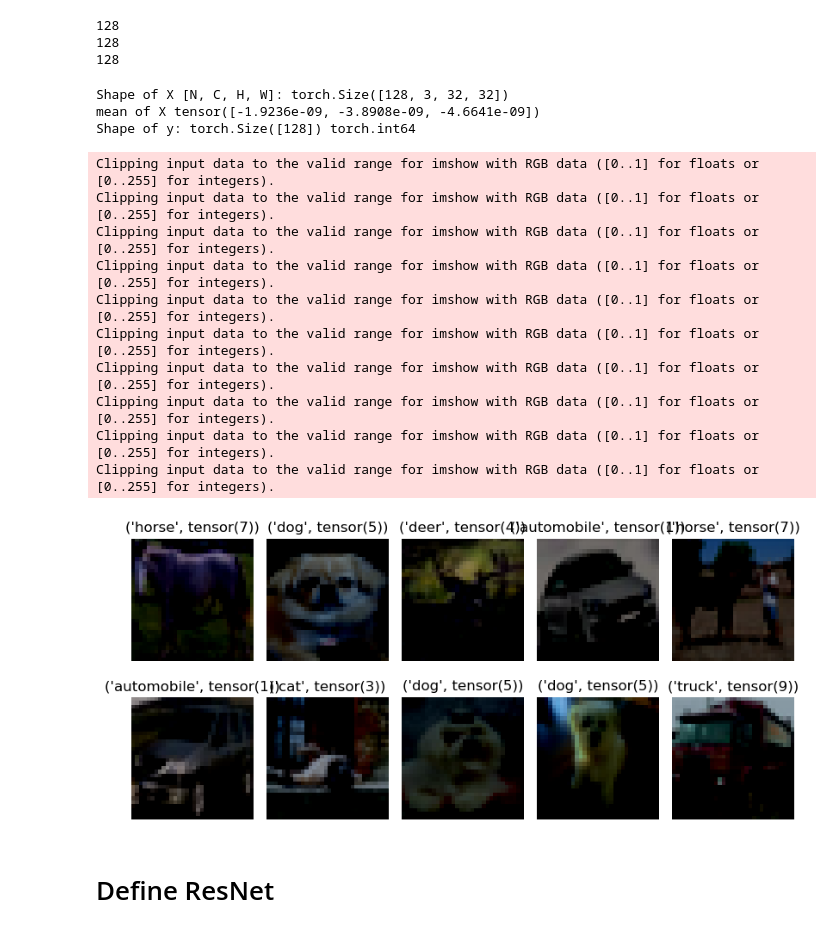
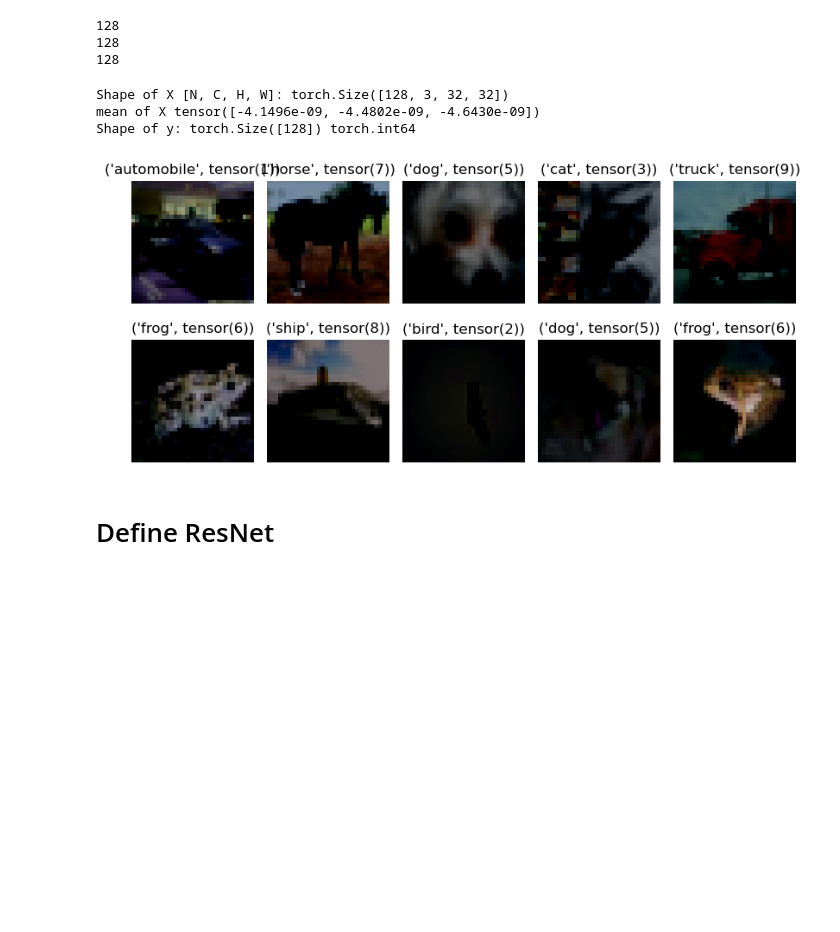
Before and after one commit to jiho264/Learn_pytorch, a Jupyter notebook: create_resnet.ipynb, the cells around one changed output. Drawn from its saved outputs; the diff is of its cells as text; code cells hidden in the pictures; blank space fills up the shorter version.

```diff
--- a/create_resnet.ipynb
+++ b/create_resnet.ipynb
@@ -210,7 +208,7 @@ class LoadDataset:
 
         return
 
-    def unpack(self, print_info=True):
+    def Unpack(self, print_info=True):
         if print_info == True:
             print("-----------------------------------------------------------------------")
             print("Dataset : ", self.dataset_name)
@@ -232,7 +230,7 @@ class LoadDataset:
 ## Confirm that the dataset is loaded properly
 # %%
 _dataset = LoadDataset(root="data", seceted_dataset=DATASET)
-train_data, valid_data, test_data, COUNT_OF_CLASSES = _dataset.unpack()
+train_data, valid_data, test_data, COUNT_OF_CLASSES = _dataset.Unpack()
 
 train_dataloader = DataLoader(
     train_data,
@@ -300,65 +298,37 @@ if DATASET != "ImageNet2012":
         break
 # %% [output]
 Shape of X [N, C, H, W]: torch.Size([128, 3, 32, 32])
-mean of X tensor([-1.9236e-09, -3.8908e-09, -4.6641e-09])
+mean of X tensor([-4.1496e-09, -4.4802e-09, -4.6430e-09])
 Shape of y: torch.Size([128]) torch.int64
 # %%
 if DATASET != "ImageNet2012":
-    # Get the class names
     class_names = test_dataloader.dataset.classes
     count = 0
-
-    # Create a subplot with 2 rows and 5 columns
     fig, axs = plt.subplots(2, 5, figsize=(8, 4))
 
-    # Iterate over the first batch of images and labels
     for images, labels in test_dataloader:
-        # Convert the images to numpy arrays
         images = images.numpy()
 
-        # Iterate over the images and labels
         for i in range(len(images)):
-            # Get the image and label
             image = images[i]
             label = labels[i]
 
-            # Convert the image from tensor to numpy array
             image = np.transpose(image, (1, 2, 0))
-
-            # Plot the image in the appropriate subplot
+            image = np.clip(image, 0, 1)
             ax = axs[count // 5, count % 5]
             ax.imshow(image)
             ax.set_title(f"{class_names[label], label}")
             ax.axis('off')
-
-            # Increment the count
             count += 1
 
-            # Break the loop if we have displayed 10 images
             if count == 10:
                 break
-
-        # Break the loop if we have displayed 10 images
         if count == 10:
             break
-
-    # Adjust the spacing between subplots
     plt.tight_layout()
-
-    # Show the plot
     plt.show()
 # %% [output]
-Clipping input data to the valid range for imshow with RGB data ([0..1] for floats or [0..255] for integers).
-Clipping input data to the valid range for imshow with RGB data ([0..1] for floats or [0..255] for integers).
-Clipping input data to the valid range for imshow with RGB data ([0..1] for floats or [0..255] for integers).
-Clipping input data to the valid range for imshow with RGB data ([0..1] for floats or [0..255] for integers).
-Clipping input data to the valid range for imshow with RGB data ([0..1] for floats or [0..255] for integers).
-Clipping input data to the valid range for imshow with RGB data ([0..1] for floats or [0..255] for integers).
-Clipping input data to the valid range for imshow with RGB data ([0..1] for floats or [0..255] for integers).
-Clipping input data to the valid range for imshow with RGB data ([0..1] for floats or [0..255] for integers).
-Clipping input data to the valid range for imshow with RGB data ([0..1] for floats or [0..255] for integers).
-Clipping input data to the valid range for imshow with RGB data ([0..1] for floats or [0..255] for integers).
-[figure, old version]
+[figure, new version]
 # %% [markdown]
 # Define ResNet
 # %%
```
Also changed, not shown: parts of 17 cells of this notebook, 7 other files.
